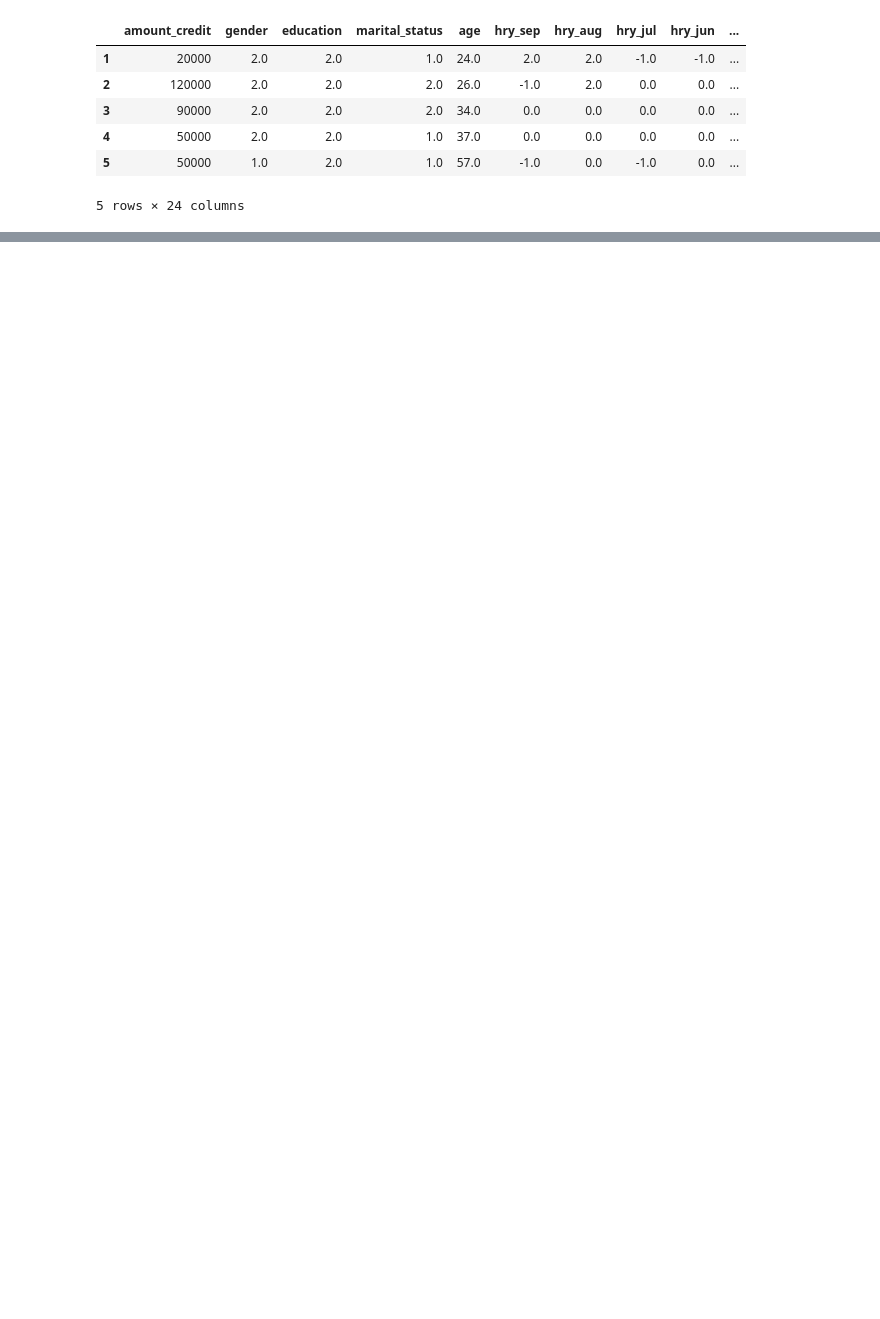
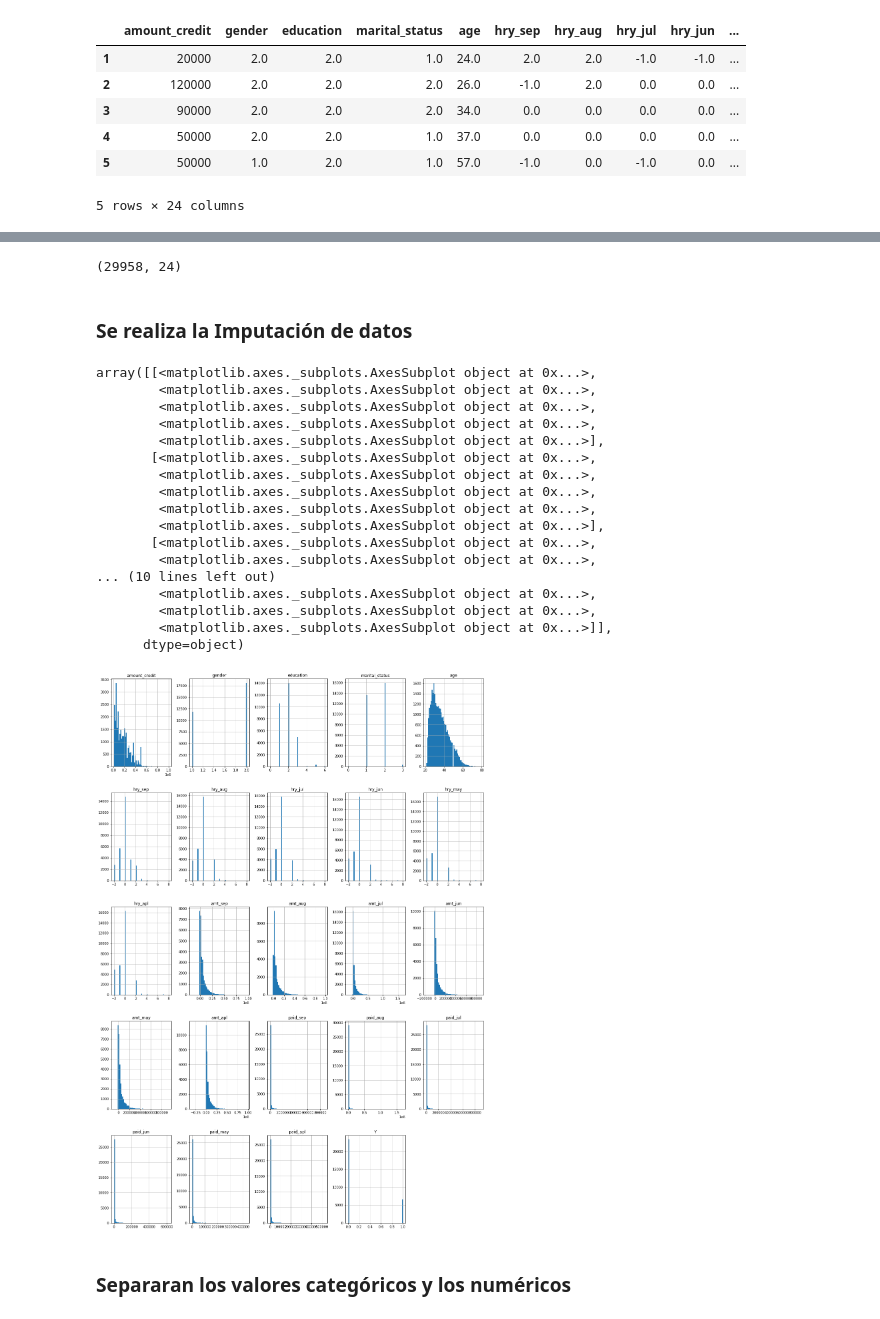
Before and after one commit to PosgradoMNA/Actividades_de_Aprendizaje_A01793670_BryanAlvaradoCruz, a Jupyter notebook: A01793670_Actividad_Semanal_6_DS.ipynb, the cells around one changed output, grey strips where cells are left out. Drawn from its saved outputs; the diff is of its cells as text; code cells hidden in the pictures; blank space fills up the shorter version.

```diff
--- a/A01793670_Actividad_Semanal_6_DS.ipynb
+++ b/A01793670_Actividad_Semanal_6_DS.ipynb
@@ -85,0 +235,29 @@ df.head()
+# %%
+df_sin_na.shape
+# %% [output]
+(29958, 24)
+# %% [markdown]
+### Se realiza la Imputación de datos
+# %%
+df.hist(bins = 60, figsize=(20,30))
+# %% [output]
+array([[<matplotlib.axes._subplots.AxesSubplot object at 0x...>,
+        <matplotlib.axes._subplots.AxesSubplot object at 0x...>,
+        <matplotlib.axes._subplots.AxesSubplot object at 0x...>,
+        <matplotlib.axes._subplots.AxesSubplot object at 0x...>,
+        <matplotlib.axes._subplots.AxesSubplot object at 0x...>],
+       [<matplotlib.axes._subplots.AxesSubplot object at 0x...>,
+        <matplotlib.axes._subplots.AxesSubplot object at 0x...>,
+        <matplotlib.axes._subplots.AxesSubplot object at 0x...>,
+        <matplotlib.axes._subplots.AxesSubplot object at 0x...>,
+        <matplotlib.axes._subplots.AxesSubplot object at 0x...>],
+       [<matplotlib.axes._subplots.AxesSubplot object at 0x...>,
+        <matplotlib.axes._subplots.AxesSubplot object at 0x...>,
+... (10 lines left out)
+        <matplotlib.axes._subplots.AxesSubplot object at 0x...>,
+        <matplotlib.axes._subplots.AxesSubplot object at 0x...>,
+        <matplotlib.axes._subplots.AxesSubplot object at 0x...>]],
+      dtype=object)
+[figure, added]
+# %% [markdown]
+### Separaran los valores categóricos y los numéricos
```
Also changed, not shown: parts of 59 cells of this notebook.
